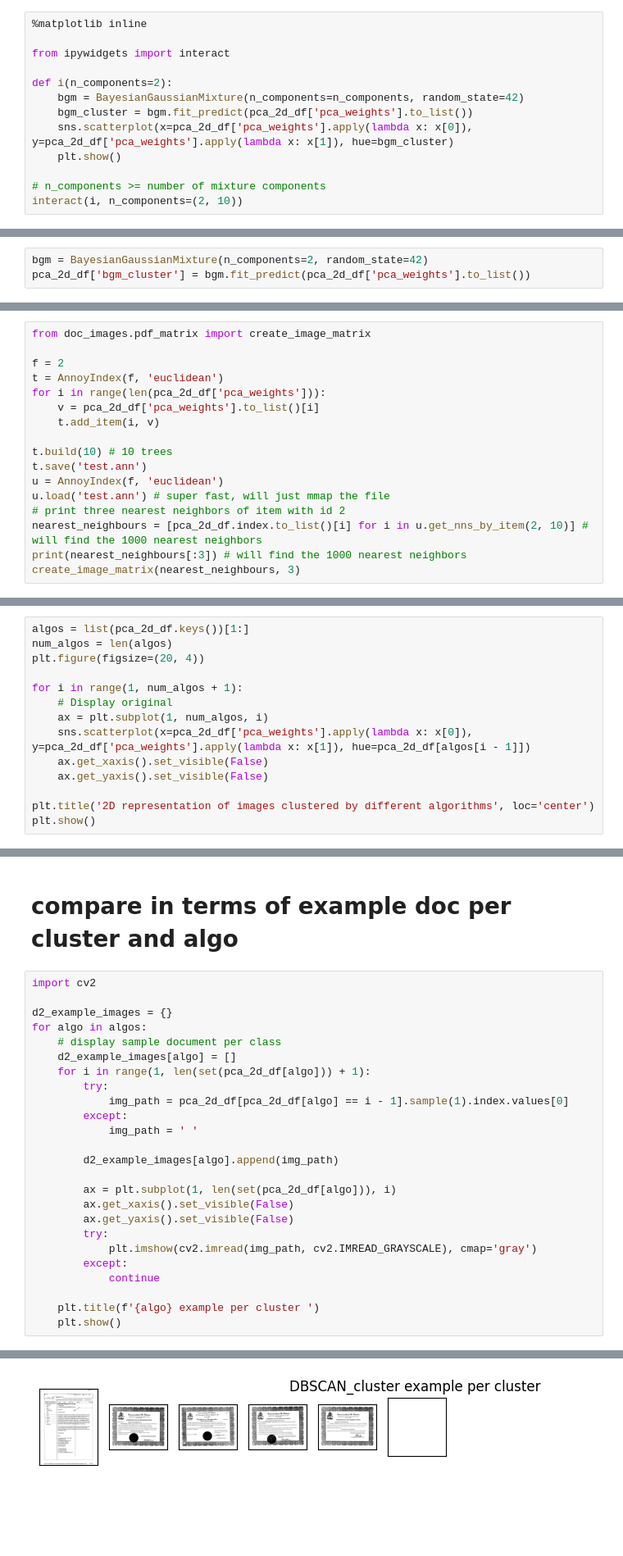
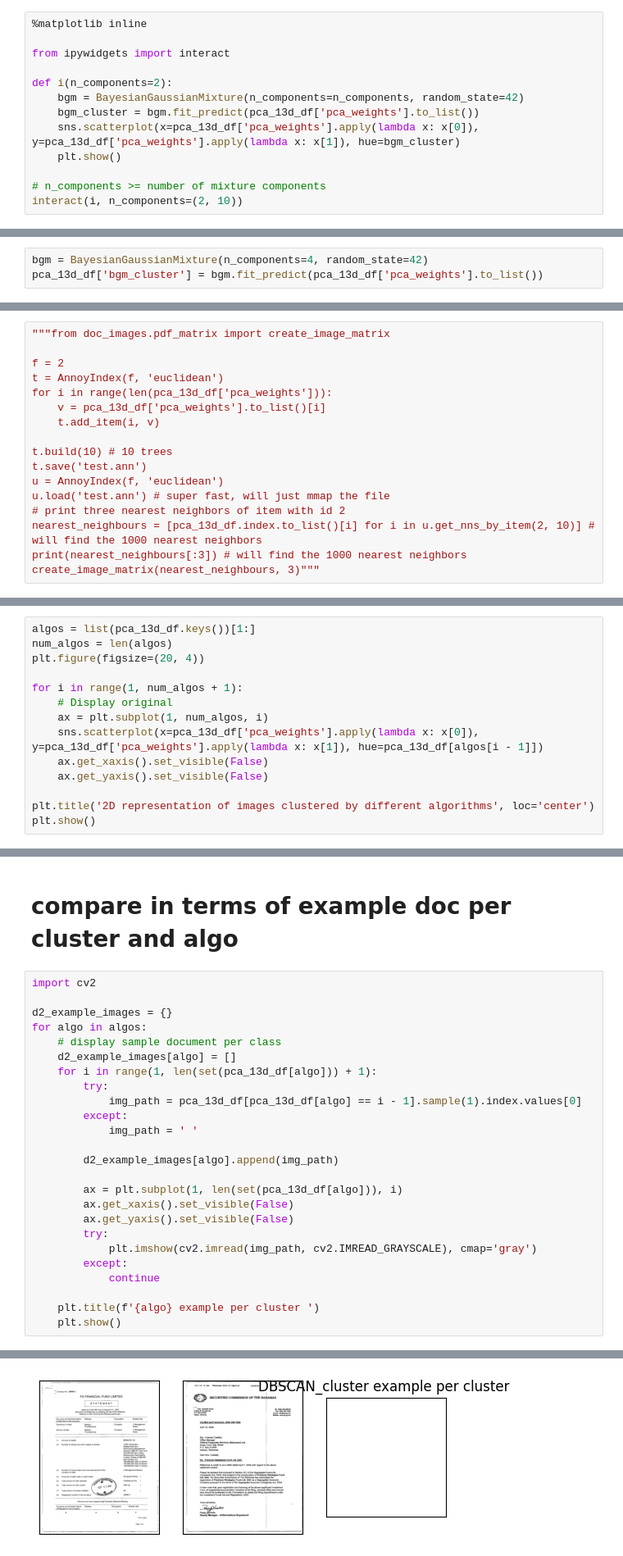
Before and after one commit to KlaraGtknst/topic-analysis-text-data, a Jupyter notebook: image_clustering.ipynb, the cells around one changed output, grey strips where cells are left out. Shown at 82% size. Saved outputs shown, nothing was run; the diff lists cells and outputs as text; blank space fills up the shorter version.

Commit message:
fix: cluster on 13 dim pca data

```diff
--- a/image_clustering.ipynb
+++ b/image_clustering.ipynb
@@ -156,8 +156,8 @@ from ipywidgets import interact
 
 def i(n_components=2):
     bgm = BayesianGaussianMixture(n_components=n_components, random_state=42)
-    bgm_cluster = bgm.fit_predict(pca_2d_df['pca_weights'].to_list())
-    sns.scatterplot(x=pca_2d_df['pca_weights'].apply(lambda x: x[0]), y=pca_2d_df['pca_weights'].apply(lambda x: x[1]), hue=bgm_cluster)
+    bgm_cluster = bgm.fit_predict(pca_13d_df['pca_weights'].to_list())
+    sns.scatterplot(x=pca_13d_df['pca_weights'].apply(lambda x: x[0]), y=pca_13d_df['pca_weights'].apply(lambda x: x[1]), hue=bgm_cluster)
     plt.show()
 
 # n_components >= number of mixture components
@@ -166,6 +166,6 @@ interact(i, n_components=(2, 10))
 interactive(children=(IntSlider(value=2, description='n_components', max=10, min=2), Output()), _dom_classes=(…
 <function __main__.i(n_components=2)>
 # %%
-bgm = BayesianGaussianMixture(n_components=2, random_state=42)
-pca_2d_df['bgm_cluster'] = bgm.fit_predict(pca_2d_df['pca_weights'].to_list())
+bgm = BayesianGaussianMixture(n_components=4, random_state=42)
+pca_13d_df['bgm_cluster'] = bgm.fit_predict(pca_13d_df['pca_weights'].to_list())
 # %%
@@ -182,12 +182,12 @@ for more information see: https://www.slideshare.net/erikbern/approximate-neares
 ANNOY seems to only return estimation of nearest n neighbours and not the actual clusters.
 Moreover, there is little information available online.
 # %%
-from doc_images.pdf_matrix import create_image_matrix
+"""from doc_images.pdf_matrix import create_image_matrix
 
 f = 2
 t = AnnoyIndex(f, 'euclidean')
-for i in range(len(pca_2d_df['pca_weights'])):
-    v = pca_2d_df['pca_weights'].to_list()[i]
+for i in range(len(pca_13d_df['pca_weights'])):
+    v = pca_13d_df['pca_weights'].to_list()[i]
     t.add_item(i, v)
 
 t.build(10) # 10 trees
@@ -195,7 +195,7 @@ t.save('test.ann')
 u = AnnoyIndex(f, 'euclidean')
 u.load('test.ann') # super fast, will just mmap the file
 # print three nearest neighbors of item with id 2
-nearest_neighbours = [pca_2d_df.index.to_list()[i] for i in u.get_nns_by_item(2, 10)] # will find the 1000 nearest neighbors
+nearest_neighbours = [pca_13d_df.index.to_list()[i] for i in u.get_nns_by_item(2, 10)] # will find the 1000 nearest neighbors
 print(nearest_neighbours[:3]) # will find the 1000 nearest neighbors
-create_image_matrix(nearest_neighbours, 3)
+create_image_matrix(nearest_neighbours, 3)"""
 # %% [output]
@@ -209,12 +208,12 @@ pca_2d_df.to_json('pca_2d_df_clusters.json')
 # %%
-algos = list(pca_2d_df.keys())[1:]
+algos = list(pca_13d_df.keys())[1:]
 num_algos = len(algos)
 plt.figure(figsize=(20, 4))
 
 for i in range(1, num_algos + 1):
     # Display original
     ax = plt.subplot(1, num_algos, i)
-    sns.scatterplot(x=pca_2d_df['pca_weights'].apply(lambda x: x[0]), y=pca_2d_df['pca_weights'].apply(lambda x: x[1]), hue=pca_2d_df[algos[i - 1]])
+    sns.scatterplot(x=pca_13d_df['pca_weights'].apply(lambda x: x[0]), y=pca_13d_df['pca_weights'].apply(lambda x: x[1]), hue=pca_13d_df[algos[i - 1]])
     ax.get_xaxis().set_visible(False)
     ax.get_yaxis().set_visible(False)
 
@@ -231,15 +230,15 @@ d2_example_images = {}
 for algo in algos:
     # display sample document per class
     d2_example_images[algo] = []
-    for i in range(1, len(set(pca_2d_df[algo])) + 1):
+    for i in range(1, len(set(pca_13d_df[algo])) + 1):
         try:
-            img_path = pca_2d_df[pca_2d_df[algo] == i - 1].sample(1).index.values[0]
+            img_path = pca_13d_df[pca_13d_df[algo] == i - 1].sample(1).index.values[0]
         except:
             img_path = ' '
 
         d2_example_images[algo].append(img_path)
 
-        ax = plt.subplot(1, len(set(pca_2d_df[algo])), i)
+        ax = plt.subplot(1, len(set(pca_13d_df[algo])), i)
         ax.get_xaxis().set_visible(False)
         ax.get_yaxis().set_visible(False)
         try:
@@ -255 +254 @@ for algo in algos:
-[figure, old version]
+[figure, new version]
```
Also changed, not shown: parts of 23 cells of this notebook, 1 other file.
